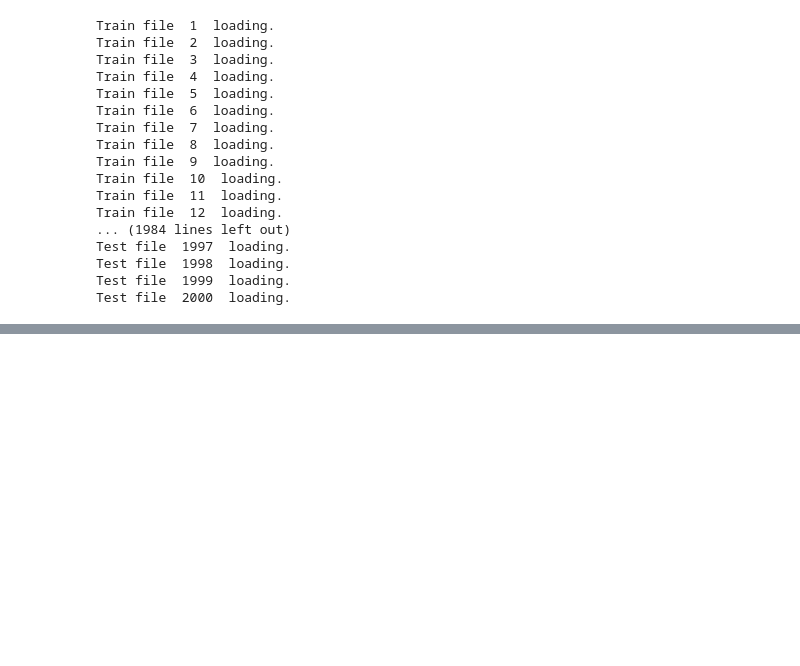
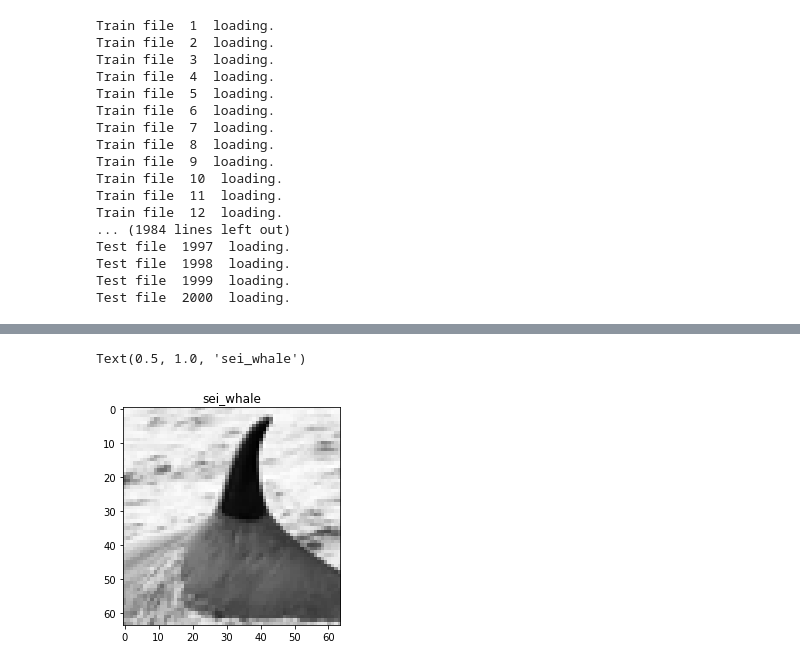
Before and after one commit to mead-d/CS455_Project, a Jupyter notebook: Keck_Mead_Project.ipynb, the cells around one changed output, grey strips where cells are left out. Saved outputs shown, nothing was run; the diff lists cells and outputs as text; code cells hidden in the pictures; blank space fills up the shorter version.

```diff
--- a/Keck_Mead_Project.ipynb
+++ b/Keck_Mead_Project.ipynb
@@ -10,2 +32,2 @@ from sklearn.neighbors import KNeighborsClassifier
 # %%
-work_dir = "C:/Users/hevyp/Documents/Jupyter_Workspace/AI_CS455/CS455_Project/happy-whale-and-dolphin/"
+work_dir = "Q:/Dillon/Documents/School/CS_455/Project/CS455_Project/happy-whale-and-dolphin/"
@@ -55,5 +112,5 @@ def load_split_traindata(max_photo, w = 64, split= 0.7, gray = False):
 # %%
-X_train_64, y_train_64, X_test_64, y_test_64 = load_split_traindata(1000, gray= True)
+X_train_64, species_train_64, individual_train_64, X_test_64, species_test_64, individual_test_64 = load_split_traindata(1000, gray= True)
 print(X_train_64.shape)
 # %% [output]
 Train file  1  loading.
@@ -142,0 +208,6 @@ Text(0.5, 1.0, 'melon_headed_whale')
+# %%
+plt.imshow(X_train_64[511].reshape(64, 64), cmap= 'gray')
+plt.title(species_train_64[511])
+# %% [output]
+Text(0.5, 1.0, 'sei_whale')
+[figure, added]
```
Also changed, not shown: parts of 40 cells of this notebook.
